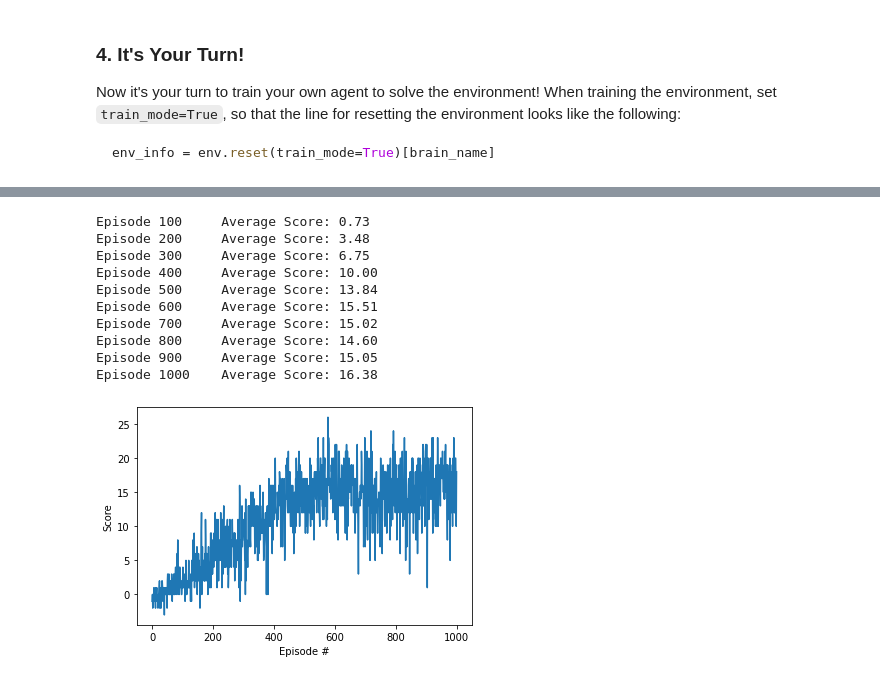
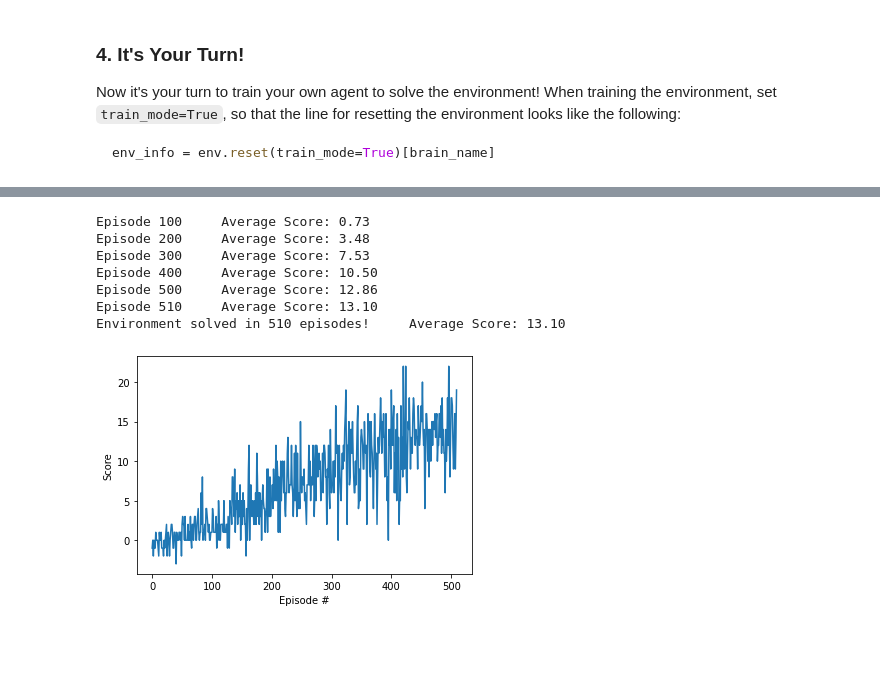
Before and after one commit to ahgit2021/deep-reinforcement-learning, a Jupyter notebook: p1_navigation/Navigation.ipynb, the cells around one changed output, grey strips where cells are left out. Cells and saved outputs as stored; diff of their text form; code cells hidden in the pictures; blank space fills up the shorter version.

```diff
--- a/p1_navigation/Navigation.ipynb
+++ b/p1_navigation/Navigation.ipynb
@@ -106,8 +120,9 @@ agent = Agent(state_size, action_size, False, 0)
 # %%
 import matplotlib.pyplot as plt
 from collections import deque
+import torch
 
-def navigation(agent, n_episodes=2000, max_t=1000, eps_start=1.0, eps_end=0.01, eps_decay=0.995):
+def navigation(agent, n_episodes=2000, max_t=1000, eps_start=1.0, eps_end=0.01, eps_decay=0.995, model_str=""):
     """Deep Q-Learning.
 
     Params
@@ -142,33 +157,32 @@ def navigation(agent, n_episodes=2000, max_t=1000, eps_start=1.0, eps_end=0.01,
         print('\rEpisode {}\tAverage Score: {:.2f}'.format(i_episode, np.mean(scores_window)), end="")
         if i_episode % 100 == 0:
             print('\rEpisode {}\tAverage Score: {:.2f}'.format(i_episode, np.mean(scores_window)))
-        if np.mean(scores_window)>=200.0:
-            print('\nEnvironment solved in {:d} episodes!\tAverage Score: {:.2f}'.format(i_episode-100, np.mean(scores_window)))
-            torch.save(agent.qnetwork_local.state_dict(), 'checkpoint.pth')
+        if np.mean(scores_window)>=13.0:
+            print('\nEnvironment solved in {:d} episodes!\tAverage Score: {:.2f}'.format(i_episode, np.mean(scores_window)))
+            torch.save(agent.qnetwork_local.state_dict(), 'checkpoint_' + model_str + '.pth')
             break
     return scores
-
-scores = navigation(agent, 1000)
-
-# plot the scores
-fig = plt.figure()
-ax = fig.add_subplot(111)
-plt.plot(np.arange(len(scores)), scores)
-plt.ylabel('Score')
-plt.xlabel('Episode #')
-plt.show()
-# %% [output]
-Episode 100     Average Score: 0.73
-Episode 200     Average Score: 3.48
-Episode 300     Average Score: 6.75
-Episode 400     Average Score: 10.00
-Episode 500     Average Score: 13.84
-Episode 600     Average Score: 15.51
-Episode 700     Average Score: 15.02
-Episode 800     Average Score: 14.60
-Episode 900     Average Score: 15.05
-Episode 1000    Average Score: 16.38
-[figure, removed]
+# %%
+# This is the vanilla DQN agent.
+agent = Agent(state_size, action_size, False, 0)
+scores = navigation(agent, 600, model_str="none")
+
+# plot the scores
+fig = plt.figure()
+ax = fig.add_subplot(111)
+plt.plot(np.arange(len(scores)), scores)
+plt.ylabel('Score')
+plt.xlabel('Episode #')
+plt.show()
+# %% [output]
+Episode 100     Average Score: 0.73
+Episode 200     Average Score: 3.48
+Episode 300     Average Score: 7.53
+Episode 400     Average Score: 10.50
+Episode 500     Average Score: 12.86
+Episode 510     Average Score: 13.10
+Environment solved in 510 episodes!     Average Score: 13.10
+[figure, added]
 # %%
 # Test double DQN.
 agent = Agent(state_size, action_size, True, 0)
```
Also changed, not shown: parts of 4 cells of this notebook, 1 other file.
